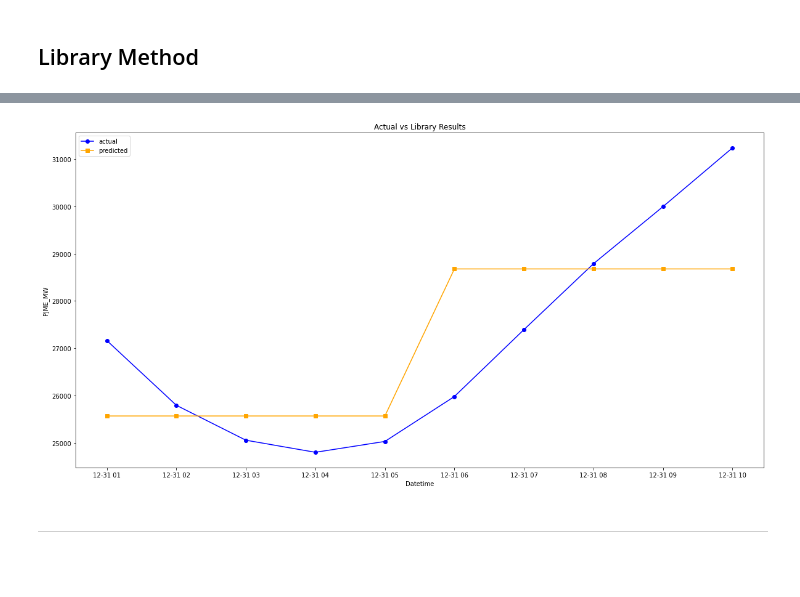
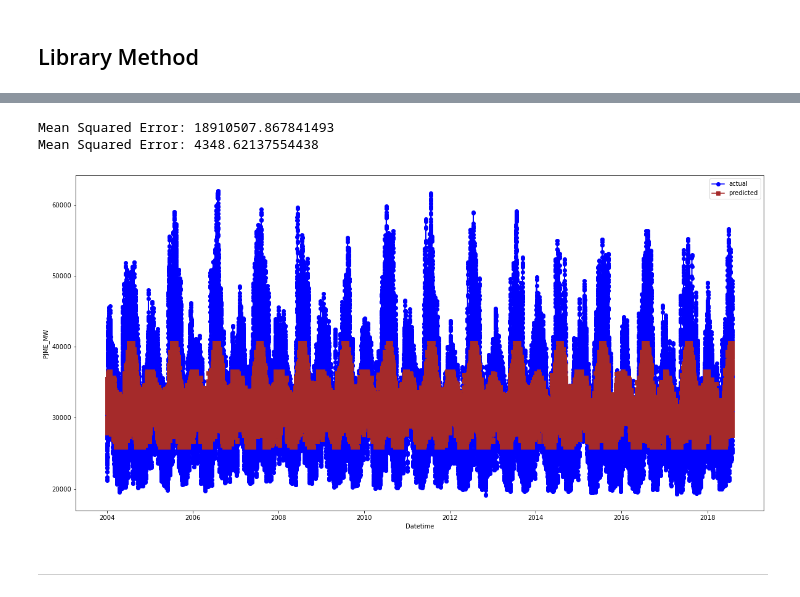
Before and after one commit to Aasneh/CS-361-Machine-Learning-Project, a Jupyter notebook: Code/GBoost.ipynb, the cells around one changed output, grey strips where cells are left out. Saved outputs shown, nothing was run; the diff lists cells and outputs as text; code cells hidden in the pictures; blank space fills up the shorter version.

```diff
--- a/Code/GBoost.ipynb
+++ b/Code/GBoost.ipynb
@@ -638,8 +685,0 @@ plt.show()
-# %%
-with open('dataframe.pickle', 'rb') as f:
-    new_df = pickle.load(f)
-    new_df=new_df[:10]
-X = new_df.drop(columns=['PJME_MW','Datetime'])
-y = new_df['PJME_MW']
-model = GradientBoostRegressor()
-model.fit(X,y , depth=5, min_leaf=5, learning_rate=0.1, boosting_rounds=5, method = "adam")
@@ -679,13 +706,6 @@ import pickle
 # %%
 with open('dataframe.pickle', 'rb') as f:
     df = pickle.load(f)
-    df=df[:10]
 
 X=df.drop(columns = ['PJME_MW','Datetime'])
 y=df['PJME_MW']
-# %%
-gb_regressor = GradientBoostingRegressor(n_estimators=5, learning_rate=0.2, max_depth=5, random_state=42)
-gb_regressor.fit(X, y)
-final_loss = gb_regressor.train_score_[-1]
-print("Final MSE Loss:", final_loss)
-print("Final RMSE Loss:", (final_loss)**0.5)
@@ -695,18 +712,40 @@ Final RMSE Loss: 696.6526283203368
+# %%
+
+# Split data into training and testing sets
+# X_train, X_test, y_train, y_test = train_test_split(X, y, test_size=0.001, random_state=42)
+X_train, y_train = X,y
+
+# Initialize the Gradient Boosting Regressor
+gb_regressor = GradientBoostingRegressor(n_estimators=5, learning_rate=0.2, max_depth=5, random_state=42)
+
+# Train the model
+gb_regressor.fit(X_train, y_train)
+
+# Make predictions on the test set
+y_pred = gb_regressor.predict(df.drop(columns = ['PJME_MW','Datetime']))
+
+# Evaluate the model
+mse = mean_squared_error(df['PJME_MW'], y_pred)
+print("Mean Squared Error:", mse)
+print("Mean Squared Error:", (mse)**0.5)
+# %% [output]
+Mean Squared Error: 18910507.867841493
+Mean Squared Error: 4348.62137554438
 # %%
+import matplotlib.pyplot as plt
+
 plt.figure(figsize=(20,10))
-plt.plot(new_df['Datetime'], y, label='actual',color='blue', marker='o')
+plt.plot(df['Datetime'], y_train, label='actual',color='blue', marker='o')
 
-plt.plot(new_df['Datetime'], model.predict(X), label='predicted',color='orange', marker='s')
+plt.plot(df['Datetime'], y_pred, label='predicted',color='brown', marker='s')
 
 plt.xlabel('Datetime')
 plt.ylabel('PJME_MW')
 
-plt.title('Actual vs Library Results')
-
 plt.legend()
 plt.show()
 # %% [output]
-[figure, old version]
+[figure, new version]
 # %% [markdown]
 ---------------------------------------------------------------------------------------------------------------
 # %% [markdown]
```
Also changed, not shown: parts of 44 cells of this notebook.
